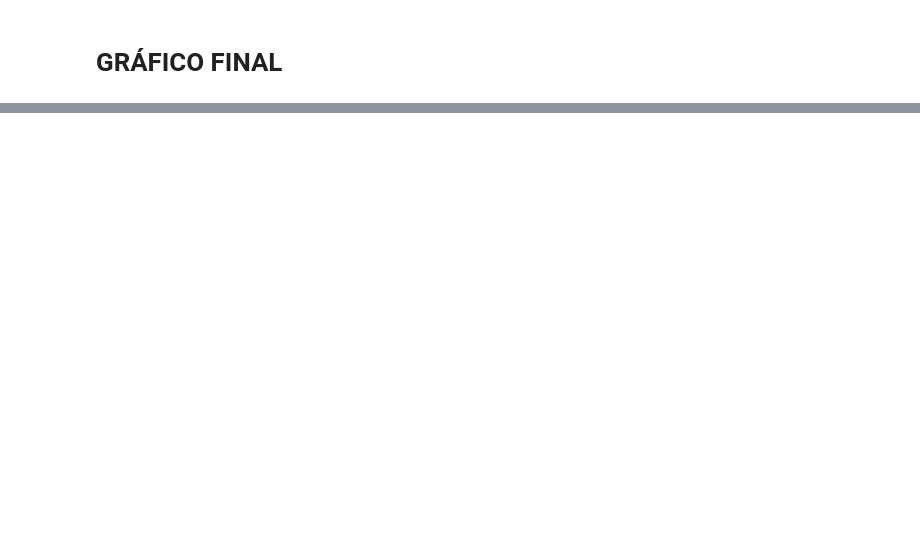
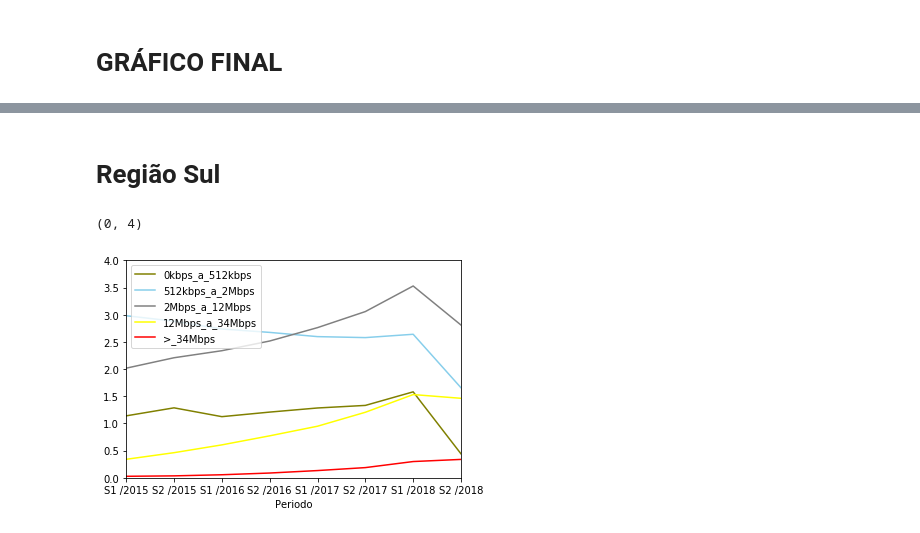
Before and after one commit to igorandradeio/growth-of-fixed-broadband, a Jupyter notebook: REGIAO_NORTE.ipynb, the cells around one changed output, grey strips where cells are left out. Drawn from its saved outputs; the diff is of its cells as text; code cells hidden in the pictures; blank space fills up the shorter version.

```diff
--- a/REGIAO_NORTE.ipynb
+++ b/REGIAO_NORTE.ipynb
@@ -285 +342,29 @@ dfFinalNrt1.plot(color = 'olive', x = 'Periodo')
+# %%
+dfFinalSul2 = pd.DataFrame()
+dfFinalSul2['Periodo'] = ['S1 /2015','S2 /2015', 'S1 /2016', 'S2 /2016', 'S1 /2017', 'S2 /2017', 'S1 /2018', 'S2 /2018']
+dfFinalSul2['512kbps_a_2Mbps'] = [dfResSulSpd2['S1 /2015'].mean(), dfResSulSpd2['S2 /2015'].mean(),
+                                  dfResSulSpd2['S1 /2016'].mean(), dfResSulSpd2['S2 /2016'].mean(),
+                                  dfResSulSpd2['S1 /2017'].mean(), dfResSulSpd2['S2 /2017'].mean(),
+                                  dfResSulSpd2['S1 /2018'].mean(), dfResSulSpd2['S2 /2018'].mean(),]
+# %%
+dfFinalSul3 = pd.DataFrame()
+dfFinalSul3['Periodo'] = ['S1 /2015','S2 /2015', 'S1 /2016', 'S2 /2016', 'S1 /2017', 'S2 /2017', 'S1 /2018', 'S2 /2018']
+dfFinalSul3['2Mbps_a_12Mbps'] = [dfResSulSpd3['S1 /2015'].mean(), dfResSulSpd3['S2 /2015'].mean(),
+                                  dfResSulSpd3['S1 /2016'].mean(), dfResSulSpd3['S2 /2016'].mean(),
+                                  dfResSulSpd3['S1 /2017'].mean(), dfResSulSpd3['S2 /2017'].mean(),
+                                  dfResSulSpd3['S1 /2018'].mean(), dfResSulSpd3['S2 /2018'].mean(),]
+# %%
+dfFinalSul4 = pd.DataFrame()
+dfFinalSul4['Periodo'] = ['S1 /2015','S2 /2015', 'S1 /2016', 'S2 /2016', 'S1 /2017', 'S2 /2017', 'S1 /2018', 'S2 /2018']
+dfFinalSul4['12Mbps_a_34Mbps'] = [dfResSulSpd4['S1 /2015'].mean(), dfResSulSpd4['S2 /2015'].mean(),
+                                  dfResSulSpd4['S1 /2016'].mean(), dfResSulSpd4['S2 /2016'].mean(),
+                                  dfResSulSpd4['S1 /2017'].mean(), dfResSulSpd4['S2 /2017'].mean(),
+                                  dfResSulSpd4['S1 /2018'].mean(), dfResSulSpd4['S2 /2018'].mean(),]
+# %%
+dfFinalSul5 = pd.DataFrame()
+dfFinalSul5['Periodo'] = ['S1 /2015','S2 /2015', 'S1 /2016', 'S2 /2016', 'S1 /2017', 'S2 /2017', 'S1 /2018', 'S2 /2018']
+dfFinalSul5['>_34Mbps'] = [dfResSulSpd5['S1 /2015'].mean(), dfResSulSpd5['S2 /2015'].mean(),
+                           dfResSulSpd5['S1 /2016'].mean(), dfResSulSpd5['S2 /2016'].mean(),
+                           dfResSulSpd5['S1 /2017'].mean(), dfResSulSpd5['S2 /2017'].mean(),
+                           dfResSulSpd5['S1 /2018'].mean(), dfResSulSpd5['S2 /2018'].mean(),]
 # %%
@@ -302,0 +390,13 @@ axes.set_ylim([0,1.2])
+# %% [markdown]
+# Região Sul
+# %%
+ax = dfFinalSul1.plot(kind = 'line', x = 'Periodo', y = '0kbps_a_512kbps', color = 'olive')
+dfFinalSul2.plot(kind = 'line', x = 'Periodo', y = '512kbps_a_2Mbps', color = 'skyblue', ax = ax)
+dfFinalSul3.plot(kind = 'line', x = 'Periodo', y = '2Mbps_a_12Mbps', color = 'grey', ax = ax)
+dfFinalSul4.plot(kind = 'line', x = 'Periodo', y = '12Mbps_a_34Mbps', color = 'yellow', ax = ax)
+dfFinalSul5.plot(kind = 'line', x = 'Periodo', y = '>_34Mbps', color = 'red', ax = ax)
+axes = plt.gca()
+axes.set_ylim([0,4])
+# %% [output]
+(0, 4)
+[figure, added]
```
Also changed, not shown: parts of 17 cells of this notebook.
